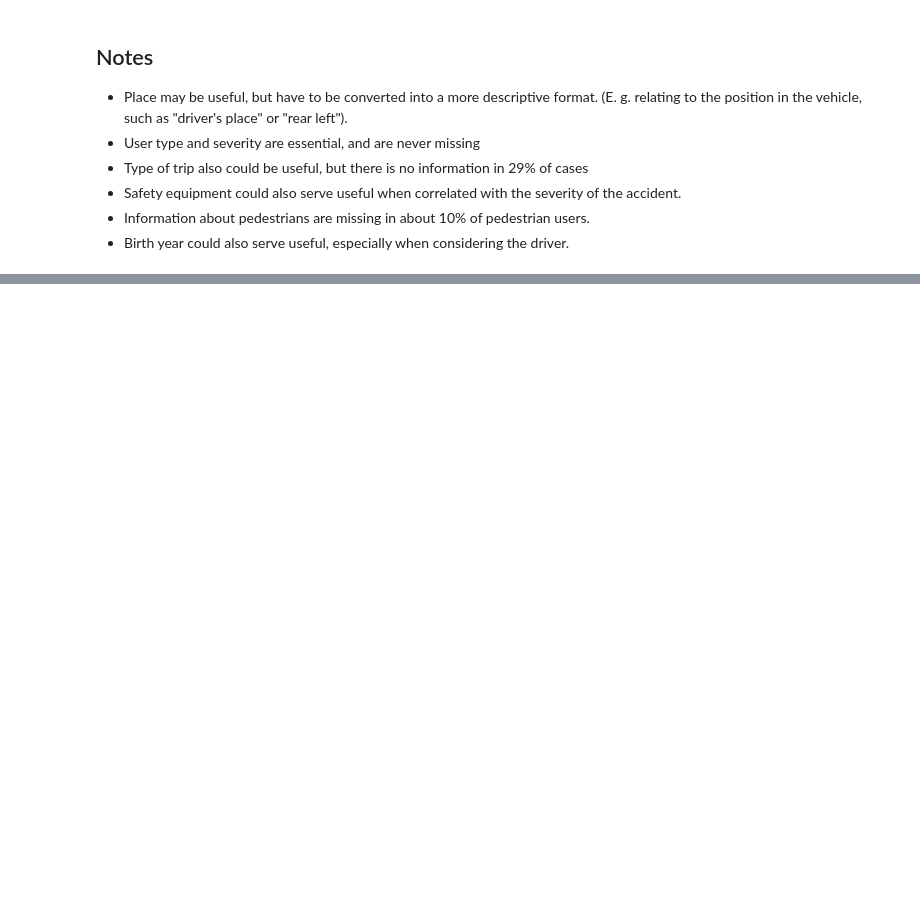
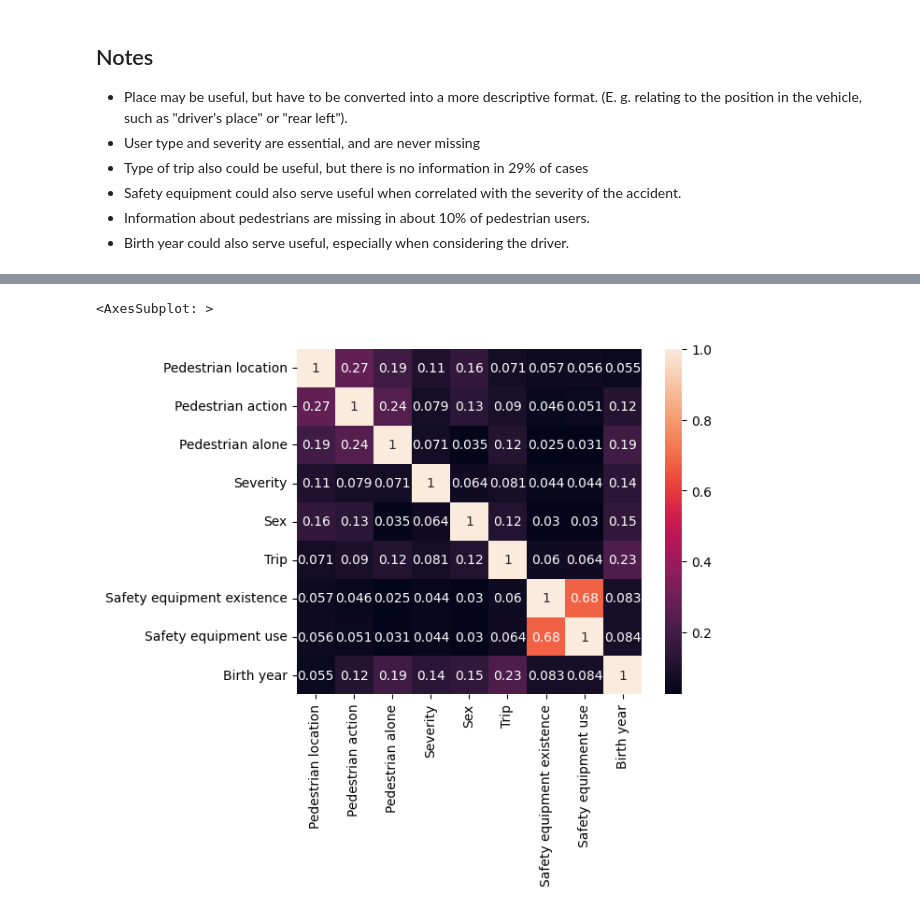
Before and after one commit to annagergaly/french-accidents, a Jupyter notebook: users.ipynb, the cells around one changed output, grey strips where cells are left out. Drawn from its saved outputs; the diff is of its cells as text; code cells hidden in the pictures; blank space fills up the shorter version.

```diff
--- a/users.ipynb
+++ b/users.ipynb
@@ -391,0 +493,7 @@ df[df["Birth year"] > df["Year"]] # No inconsistencies
+# %%
+#Looking at only pedestrians
+corr = df[df["User type"] >= 3][ped_cols].corr(method=cramersv, numeric_only=False)
+sns.heatmap(corr, square=True, annot=True)
+# %% [output]
+<AxesSubplot: >
+[figure, added]
```
Also changed, not shown: parts of 41 cells of this notebook, 2 other files.
